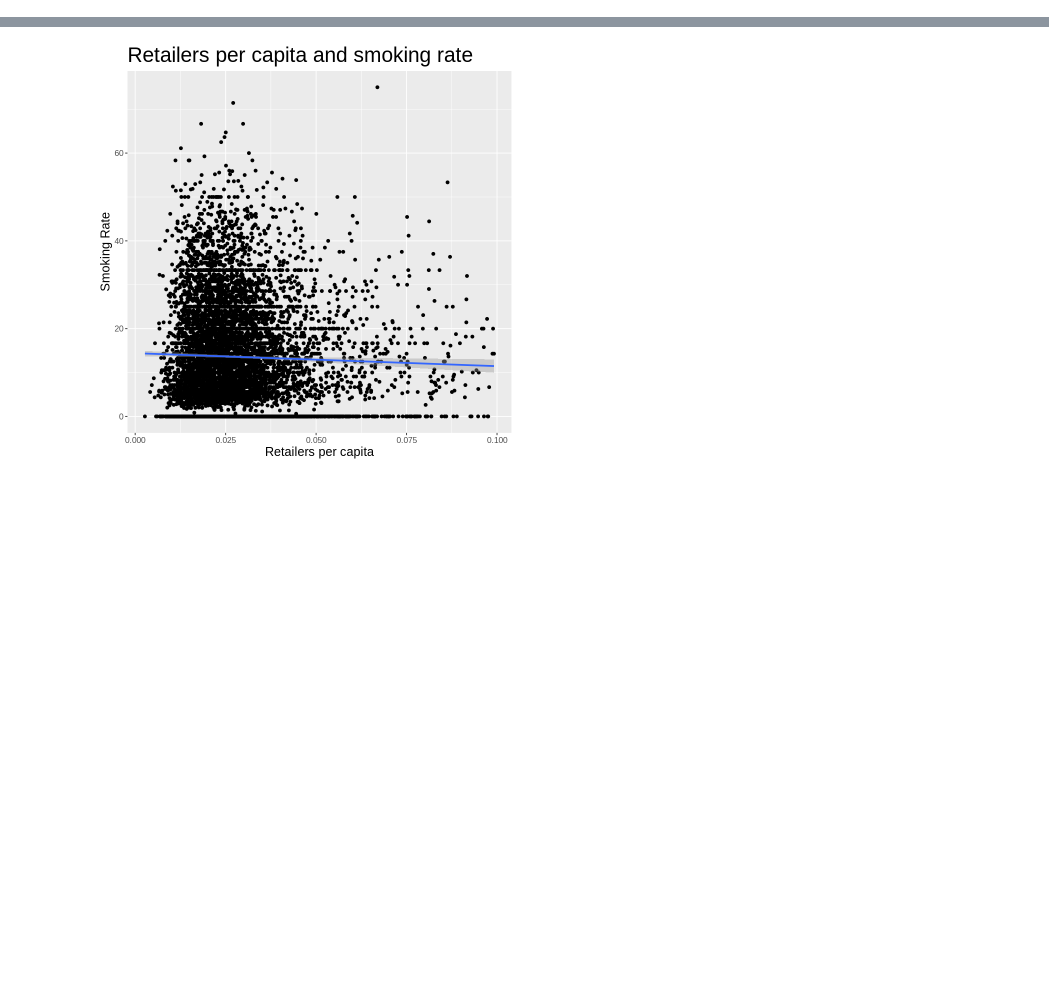
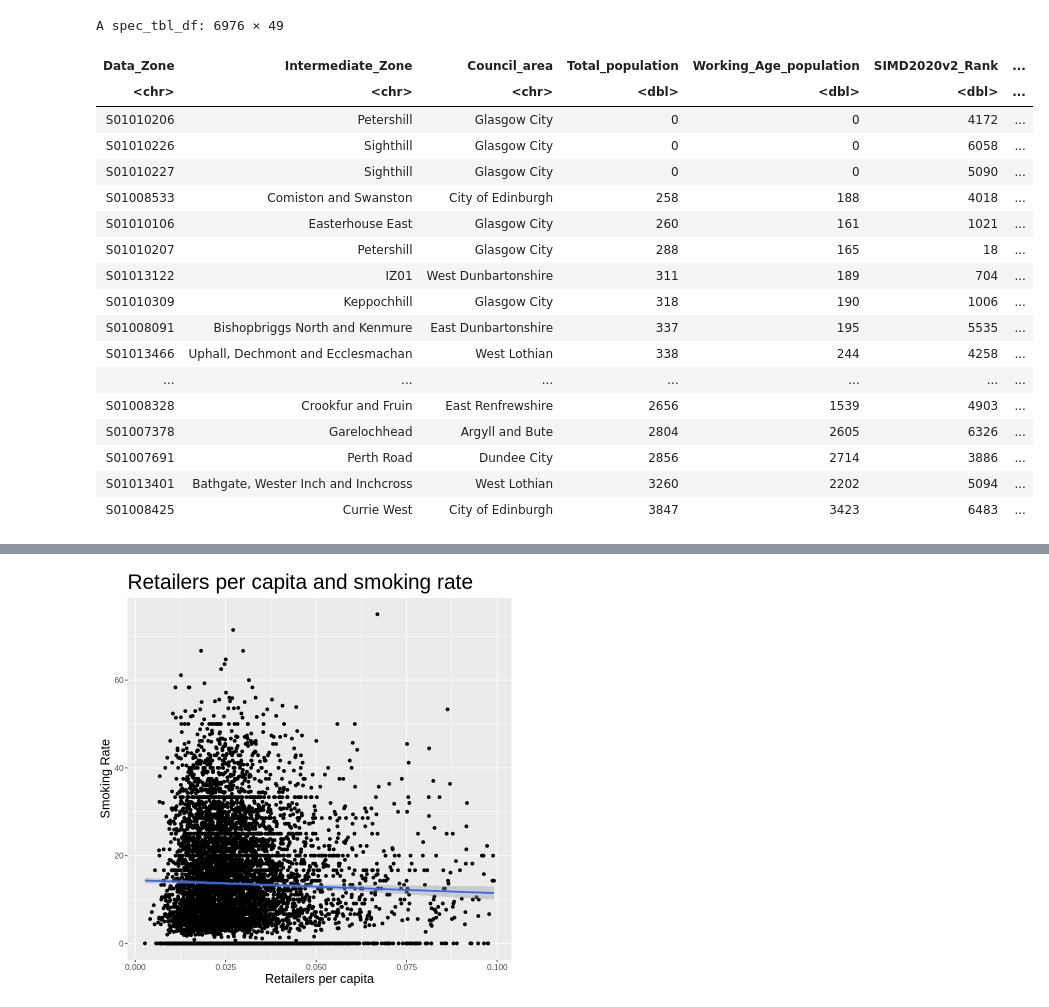
Before and after one commit to tc245/Archives-Data-Science-Workshop, a Jupyter notebook: Week 3/Exercise 4 Data cleaning and wrangling using R.ipynb, the cells around one changed output, grey strips where cells are left out. Cells and saved outputs as stored; diff of their text form; code cells hidden in the pictures; blank space fills up the shorter version.

```diff
--- a/Week 3/Exercise 4 Data cleaning and wrangling using R.ipynb
+++ b/Week 3/Exercise 4 Data cleaning and wrangling using R.ipynb
@@ -268,0 +308,22 @@ anti_joined_file <- tobaccoregister %>%
+# %%
+arrange(simd, Total_population)
+# %% [output]
+A spec_tbl_df: 6976 × 49
+| Data_Zone | Intermediate_Zone | Council_area | Total_population | Working_Age_population | SIMD2020v2_Rank | ... |
+| <chr> | <chr> | <chr> | <dbl> | <dbl> | <dbl> | ... |
+| S01010206 | Petershill | Glasgow City | 0 | 0 | 4172 | ... |
+| S01010226 | Sighthill | Glasgow City | 0 | 0 | 6058 | ... |
+| S01010227 | Sighthill | Glasgow City | 0 | 0 | 5090 | ... |
+| S01008533 | Comiston and Swanston | City of Edinburgh | 258 | 188 | 4018 | ... |
+| S01010106 | Easterhouse East | Glasgow City | 260 | 161 | 1021 | ... |
+| S01010207 | Petershill | Glasgow City | 288 | 165 | 18 | ... |
+| S01013122 | IZ01 | West Dunbartonshire | 311 | 189 | 704 | ... |
+| S01010309 | Keppochhill | Glasgow City | 318 | 190 | 1006 | ... |
+| S01008091 | Bishopbriggs North and Kenmure | East Dunbartonshire | 337 | 195 | 5535 | ... |
+| S01013466 | Uphall, Dechmont and Ecclesmachan | West Lothian | 338 | 244 | 4258 | ... |
+| ... | ... | ... | ... | ... | ... | ... |
+| S01008328 | Crookfur and Fruin | East Renfrewshire | 2656 | 1539 | 4903 | ... |
+| S01007378 | Garelochhead | Argyll and Bute | 2804 | 2605 | 6326 | ... |
+| S01007691 | Perth Road | Dundee City | 2856 | 2714 | 3886 | ... |
+| S01013401 | Bathgate, Wester Inch and Inchcross | West Lothian | 3260 | 2202 | 5094 | ... |
+| S01008425 | Currie West | City of Edinburgh | 3847 | 3423 | 6483 | ... |
```
Also changed, not shown: parts of 84 cells of this notebook.
